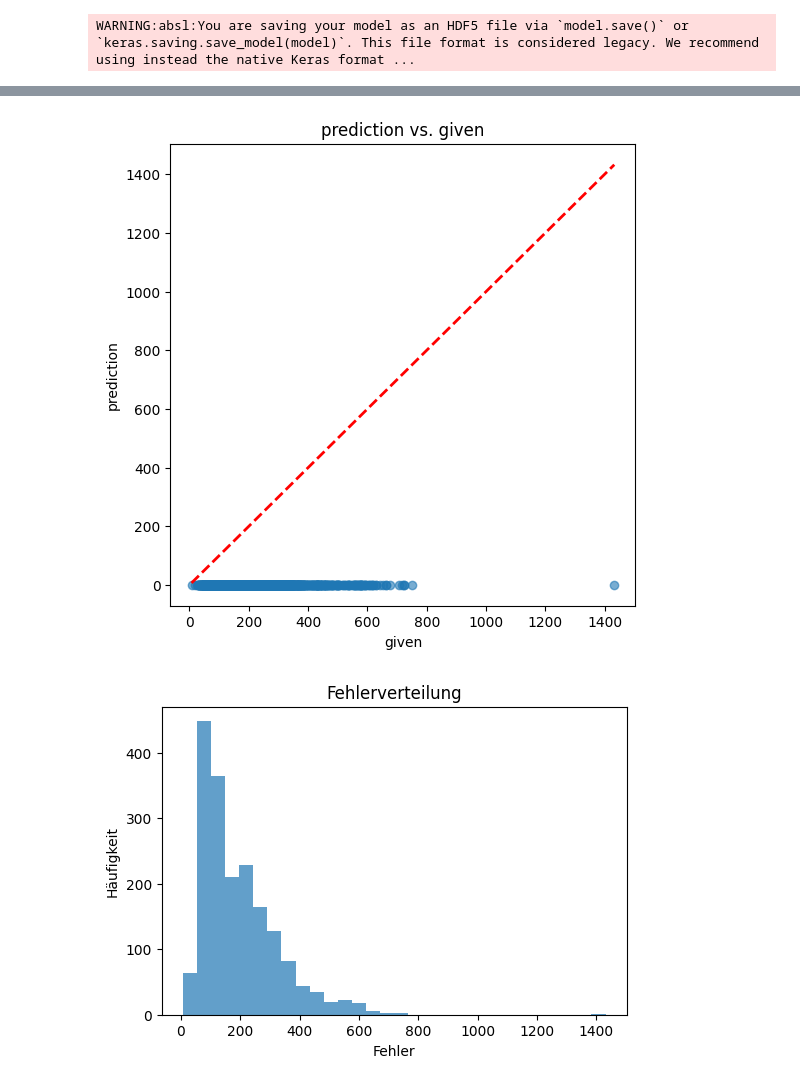
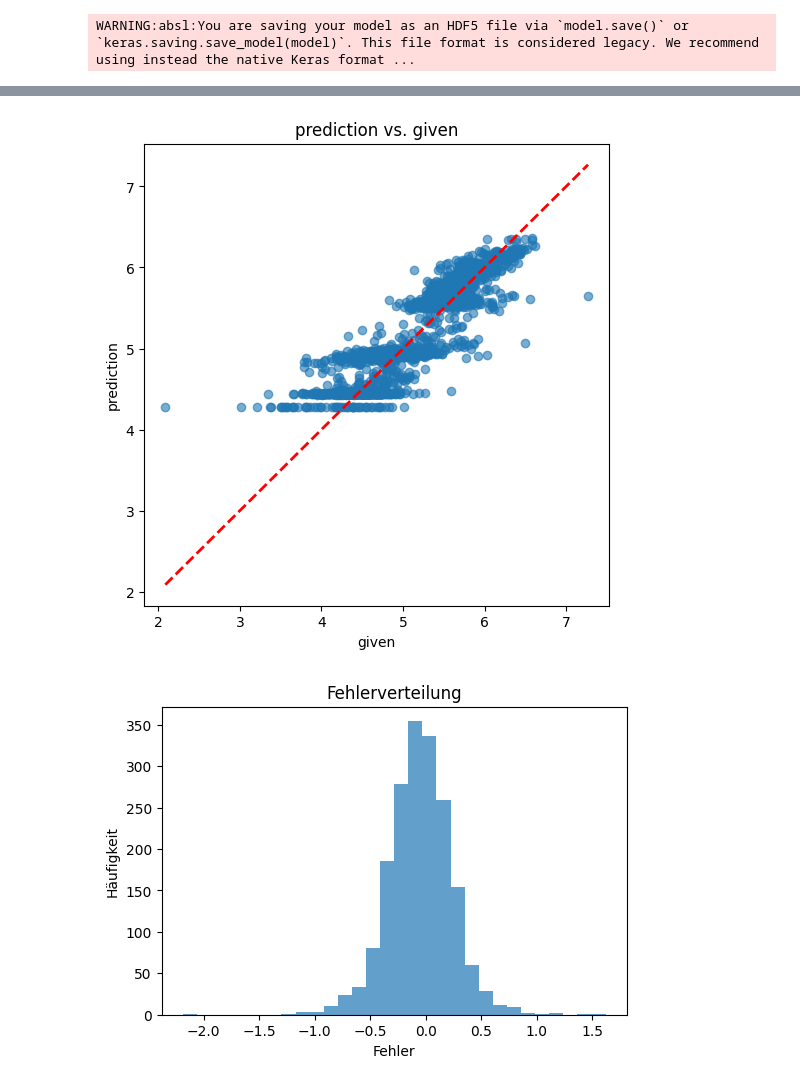
Before and after one commit to vikilouisa/Group-12---Introduction-to-Data-Science-Machine-Learning, a Jupyter notebook: neural_net_via_regression_byLone.ipynb, the cells around one changed output, grey strips where cells are left out. Cells and saved outputs as stored; diff of their text form; code cells hidden in the pictures.

Commit message:
optimization for smaller values in Umsatz via log-function

```diff
--- a/neural_net_via_regression_byLone.ipynb
+++ b/neural_net_via_regression_byLone.ipynb
@@ -48,6 +50,10 @@ y_val = val_df['umsatz']
 X_test = test_df.drop(columns=['umsatz'])
 y_test = test_df['umsatz']
 
+#for getting better in small umsatz values, apply log1p transformation to the target variable
+y_train_log = np.log1p(y_train)
+y_val_log = np.log1p(y_val)
+
 scaler = StandardScaler()
 X_train_scaled = scaler.fit_transform(X_train)
 X_val_scaled = scaler.transform(X_val)
@@ -55,12 +61,12 @@ X_test_scaled = scaler.transform(X_test)
 # %%
 #define model
 model = Sequential([
-    Dense(128, activation='relu', input_shape=(X_train_scaled.shape[1],)),
+    Dense(128, activation='relu', kernel_regularizer=tf.keras.regularizers.l1_l2(l1=0.005, l2=0.005), input_shape=(X_train_scaled.shape[1],)),
     Dropout(0.2),
-    Dense(64, activation='relu'),
+    Dense(64, activation='relu', kernel_regularizer=tf.keras.regularizers.l1_l2(l1=0.001, l2=0.001)), #add L2 regularization to prevent overfitting (in first row bigger weihg than here in second row)
     Dropout(0.2),
     Dense(32, activation='relu'),
-    Dense(1, activation='sigmoid')
+    Dense(1)
 ])
 model.summary()
 model.compile(optimizer=Adam(learning_rate=0.001), loss='mse', metrics=['mae'])
@@ -87,4 +94,6 @@ Model: "sequential_1"
 # %%
 #train model
-history = model.fit(X_train_scaled, y_train, epochs=200, batch_size=32, validation_data=(X_val_scaled, y_val))
+early_stop = EarlyStopping(monitor='val_loss', patience=10, restore_best_weights=True)
+reduce_lr = tf.keras.callbacks.ReduceLROnPlateau(monitor='val_loss', factor=0.5, patience=5, min_lr=1e-6)
+history = model.fit(X_train_scaled, y_train_log, epochs=500, batch_size=32, validation_data=(X_val_scaled, y_val_log))
 # %% [output]
@@ -136,17 +145,17 @@ import matplotlib.pyplot as plt
 
 #predictions
 predictions = model.predict(X_val_scaled).flatten()
-mse = mean_squared_error(y_val, predictions)
-mae = mean_absolute_error(y_val, predictions)
-r2 = r2_score(y_val, predictions)
+mse = mean_squared_error(y_val_log, predictions)
+mae = mean_absolute_error(y_val_log, predictions)
+r2 = r2_score(y_val_log, predictions)
 
 print(f"MSE: {mse:.3f}, MAE: {mae:.3f}, R2: {r2:.3f}")
 
 #scatter
 plt.figure(figsize=(6,6))
-plt.scatter(y_val, predictions, alpha=0.6)
-plt.plot([y_val.min(), y_val.max()],
-         [y_val.min(), y_val.max()],
+plt.scatter(y_val_log, predictions, alpha=0.6)
+plt.plot([y_val_log.min(), y_val_log.max()],
+         [y_val_log.min(), y_val_log.max()],
          'r--', lw=2)
 plt.xlabel("given")
 plt.ylabel("prediction")
@@ -154,7 +163,7 @@ plt.title("prediction vs. given")
 plt.show()
 
 # Fehlerverteilung
-errors = y_val.values - predictions
+errors = y_val_log.values - predictions
 plt.figure(figsize=(6,4))
 plt.hist(errors, bins=30, alpha=0.7)
 plt.xlabel("Fehler")
@@ -167,2 +176,2 @@ MSE: 55053.451, MAE: 195.279, R2: -2.254
-[figure, old version]
+[figure, new version]
-[figure, old version]
+[figure, new version]
```
Also changed, not shown: parts of 9 cells of this notebook, 1 other file.
